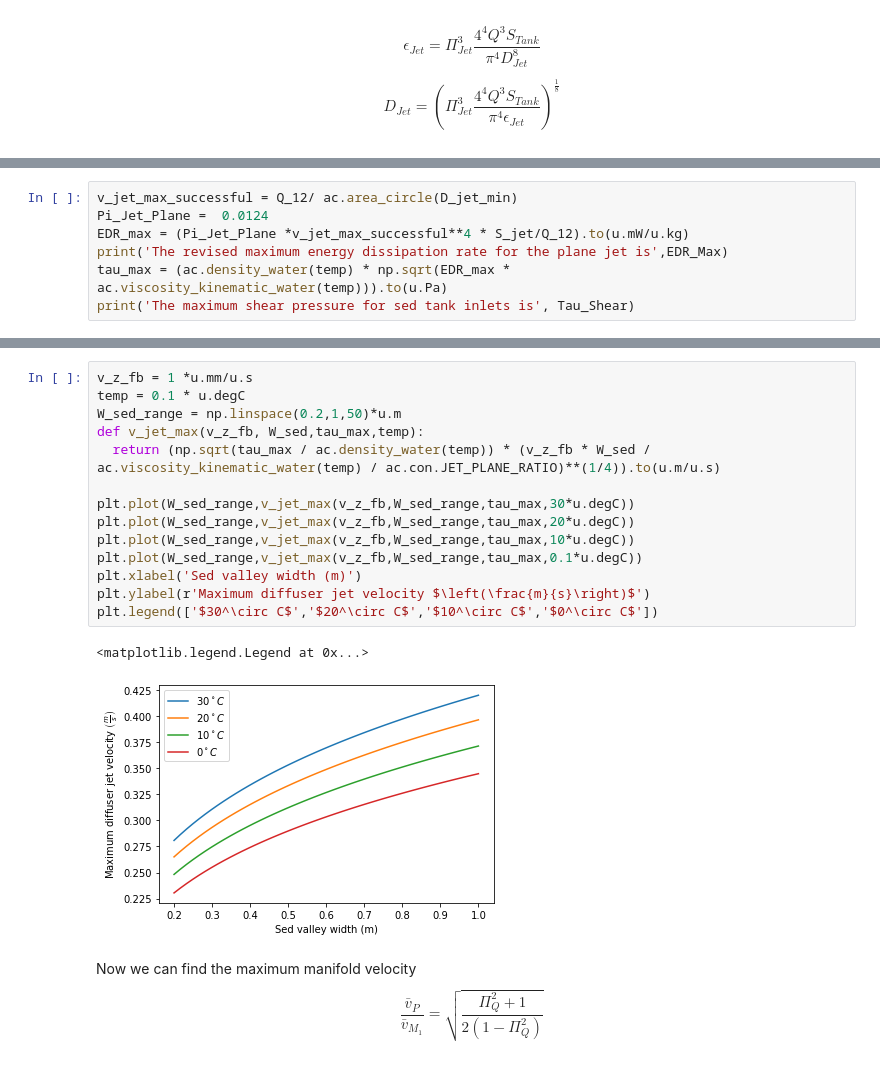
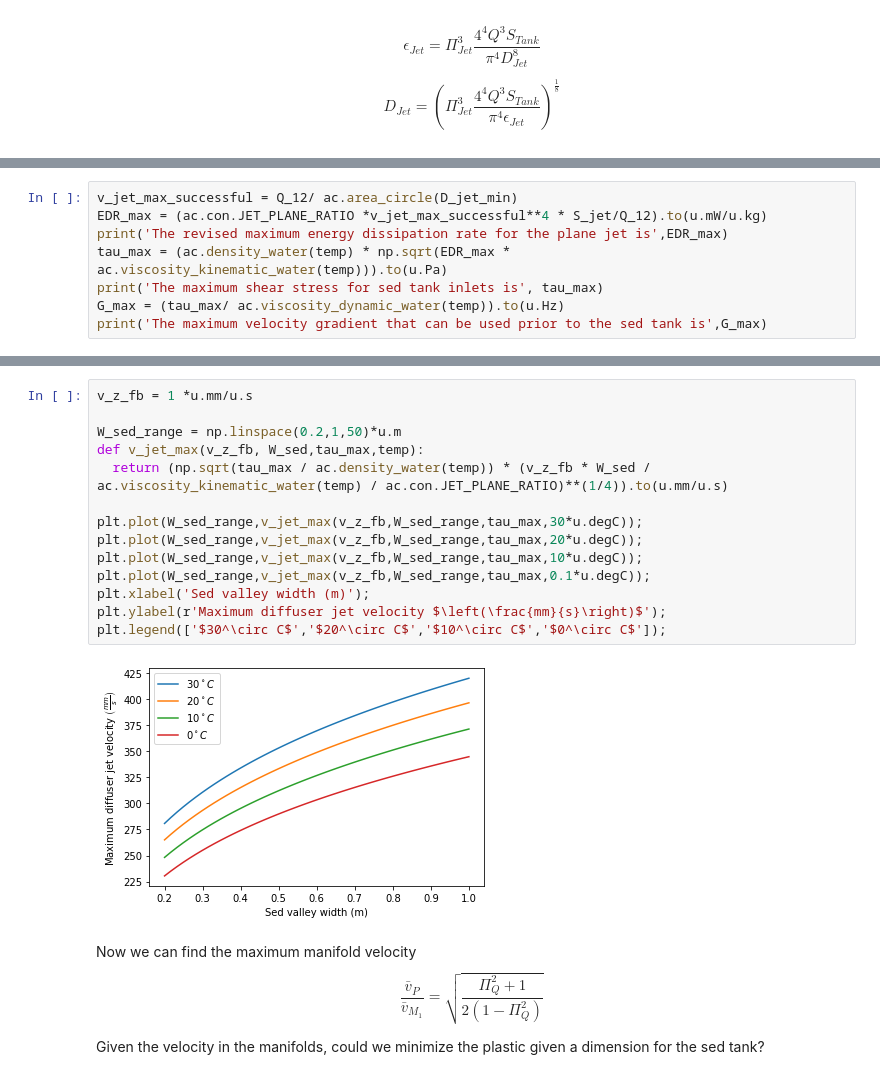
Before and after one commit to monroews/playing, a Jupyter notebook: Flat bottom sed.ipynb, the cells around one changed output, grey strips where cells are left out. Cells and saved outputs as stored; diff of their text form.

```diff
--- a/Flat bottom sed.ipynb
+++ b/Flat bottom sed.ipynb
@@ -154,9 +146,10 @@ $$\tau_{max} = \rho \sqrt{\varepsilon \nu }$$
 # %%
 v_jet_max_successful = Q_12/ ac.area_circle(D_jet_min)
-Pi_Jet_Plane = 	0.0124
-EDR_max = (Pi_Jet_Plane *v_jet_max_successful**4 * S_jet/Q_12).to(u.mW/u.kg)
-print('The revised maximum energy dissipation rate for the plane jet is',EDR_Max)
+EDR_max = (ac.con.JET_PLANE_RATIO *v_jet_max_successful**4 * S_jet/Q_12).to(u.mW/u.kg)
+print('The revised maximum energy dissipation rate for the plane jet is',EDR_max)
 tau_max = (ac.density_water(temp) * np.sqrt(EDR_max * ac.viscosity_kinematic_water(temp))).to(u.Pa)
-print('The maximum shear pressure for sed tank inlets is', Tau_Shear)
+print('The maximum shear stress for sed tank inlets is', tau_max)
+G_max = (tau_max/ ac.viscosity_dynamic_water(temp)).to(u.Hz)
+print('The maximum velocity gradient that can be used prior to the sed tank is',G_max)
 # %% [output]
 The revised maximum energy dissipation rate for the plane jet is 305.7 milliwatt / kilogram
@@ -197,20 +219,21 @@ $$5^\circ C$$
 # %%
 v_z_fb = 1 *u.mm/u.s
-temp = 0.1 * u.degC
+
 W_sed_range = np.linspace(0.2,1,50)*u.m
 def v_jet_max(v_z_fb, W_sed,tau_max,temp):
-  return (np.sqrt(tau_max / ac.density_water(temp)) * (v_z_fb * W_sed / ac.viscosity_kinematic_water(temp) / ac.con.JET_PLANE_RATIO)**(1/4)).to(u.m/u.s)
+  return (np.sqrt(tau_max / ac.density_water(temp)) * (v_z_fb * W_sed / ac.viscosity_kinematic_water(temp) / ac.con.JET_PLANE_RATIO)**(1/4)).to(u.mm/u.s)
 
-plt.plot(W_sed_range,v_jet_max(v_z_fb,W_sed_range,tau_max,30*u.degC))
-plt.plot(W_sed_range,v_jet_max(v_z_fb,W_sed_range,tau_max,20*u.degC))
-plt.plot(W_sed_range,v_jet_max(v_z_fb,W_sed_range,tau_max,10*u.degC))
-plt.plot(W_sed_range,v_jet_max(v_z_fb,W_sed_range,tau_max,0.1*u.degC))
-plt.xlabel('Sed valley width (m)')
-plt.ylabel(r'Maximum diffuser jet velocity $\left(\frac{m}{s}\right)$')
-plt.legend(['$30^\circ C$','$20^\circ C$','$10^\circ C$','$0^\circ C$'])
+plt.plot(W_sed_range,v_jet_max(v_z_fb,W_sed_range,tau_max,30*u.degC));
+plt.plot(W_sed_range,v_jet_max(v_z_fb,W_sed_range,tau_max,20*u.degC));
+plt.plot(W_sed_range,v_jet_max(v_z_fb,W_sed_range,tau_max,10*u.degC));
+plt.plot(W_sed_range,v_jet_max(v_z_fb,W_sed_range,tau_max,0.1*u.degC));
+plt.xlabel('Sed valley width (m)');
+plt.ylabel(r'Maximum diffuser jet velocity $\left(\frac{mm}{s}\right)$');
+plt.legend(['$30^\circ C$','$20^\circ C$','$10^\circ C$','$0^\circ C$']);
 # %% [output]
-<matplotlib.legend.Legend at 0x...>
-[figure, old version]
+[figure, new version]
 # %% [markdown]
 Now we can find the maximum manifold velocity
 $$\frac{\bar v_{P}}{\bar v_{M_1}} = \sqrt{\frac{\Pi_{Q}^2 + 1}{2(1 - \Pi_{Q}^2)}}$$
+
+Given the velocity in the manifolds, could we minimize the plastic given a dimension for the sed tank?
```
Also changed, not shown: parts of 7 cells of this notebook.
